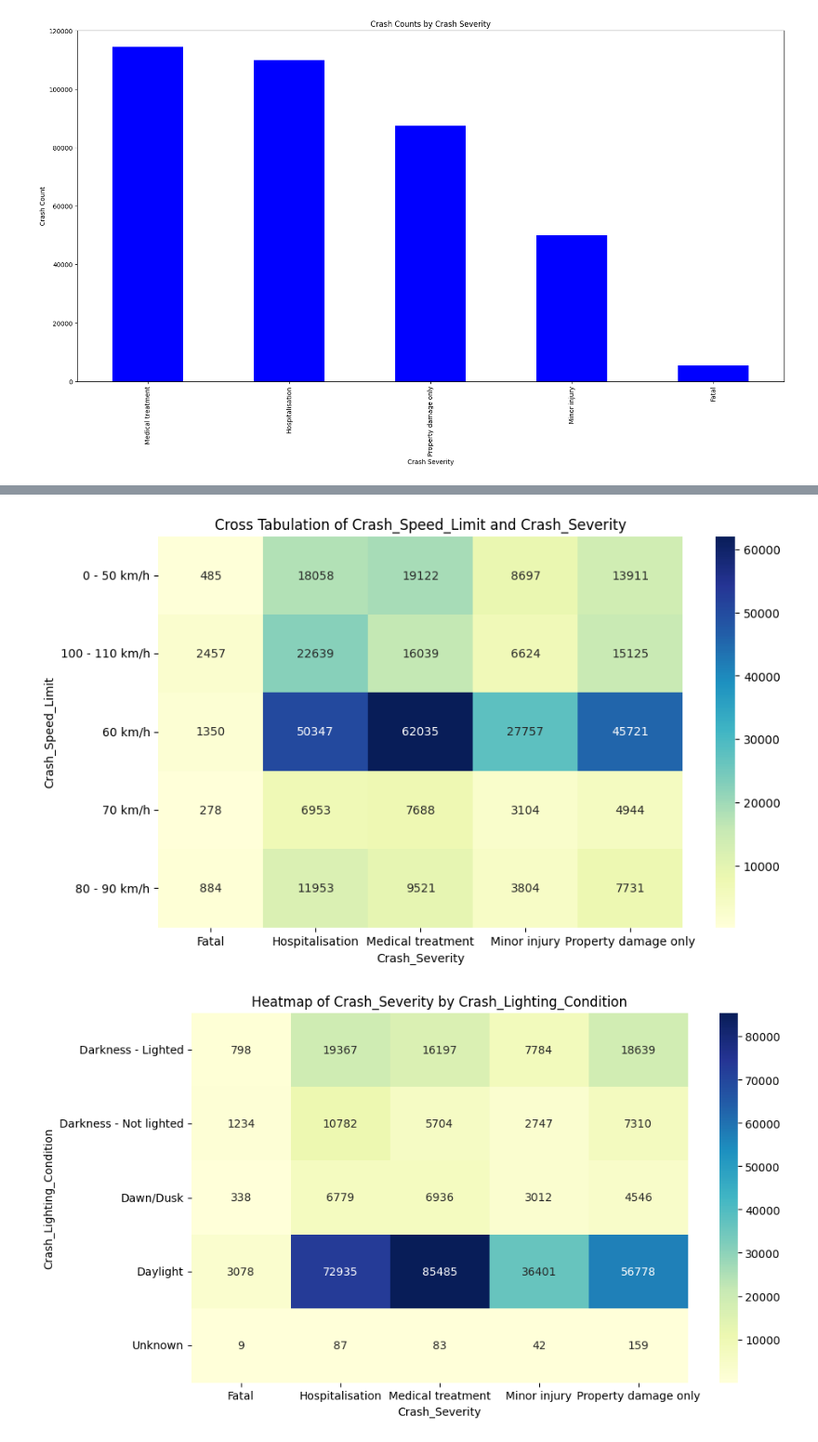
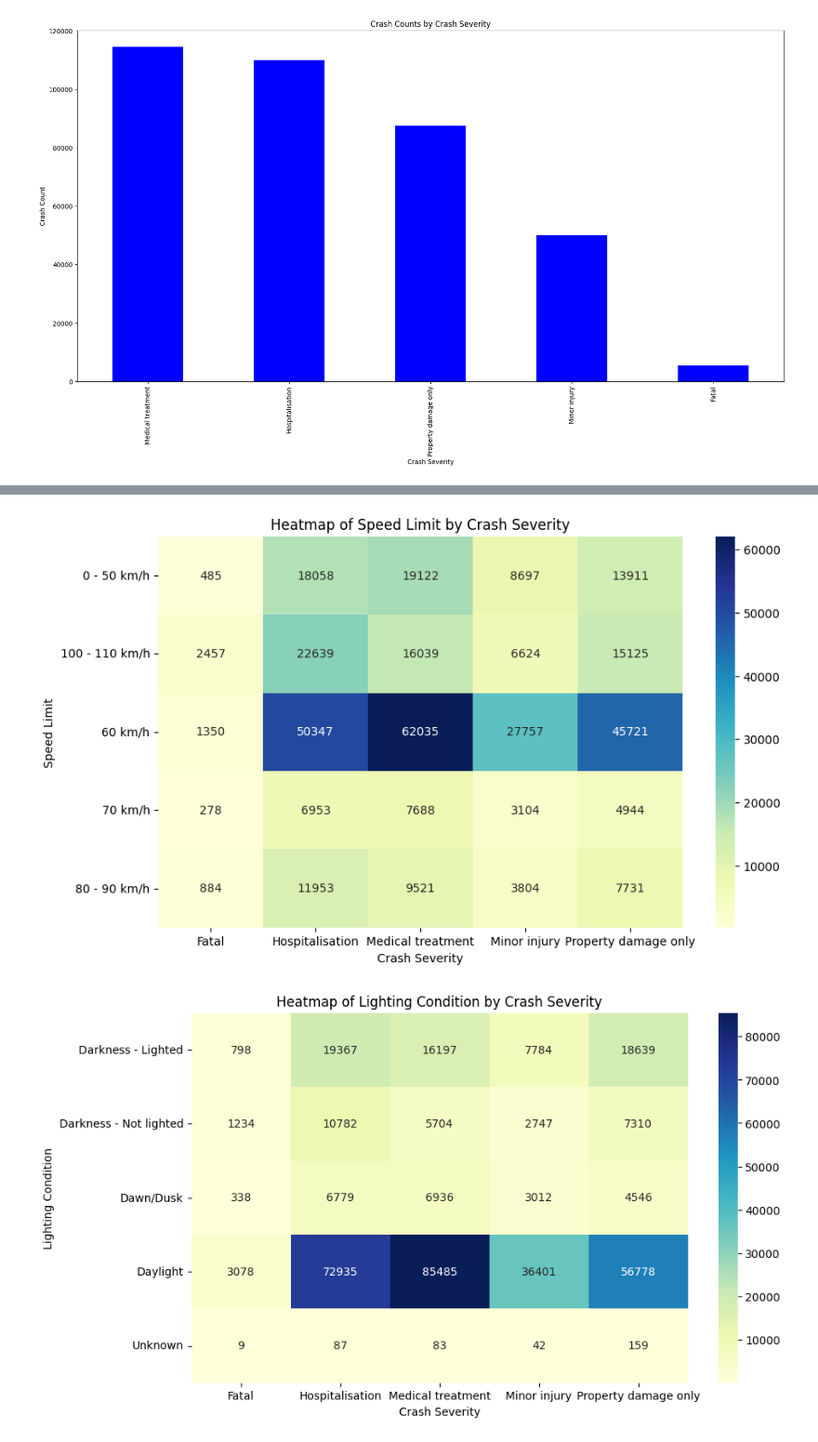
Before and after one commit to thome123/dateproject, a Jupyter notebook: maps.ipynb, the cells around one changed output, grey strips where cells are left out. Shown at 93% size. Drawn from its saved outputs; the diff is of its cells as text; code cells hidden in the pictures.

```diff
--- a/maps.ipynb
+++ b/maps.ipynb
@@ -469,21 +435,22 @@ plt.show()
 # %%
-# Define the file path to the CSV file containing the data
-file_path = 'C:\\Users\\oliver\\1161\\dateproject\\crashdate.csv'
-
-# Read the data from the CSV file into a DataFrame
-data = pd.read_csv(file_path)
-
-# Create a cross-tabulation between Crash_Day_Of_Week and Crash_Severity
+# Create a cross-tabulation between 'Crash_Day_Of_Week' and 'Crash_Severity'
 cross_tab = pd.crosstab(data["Crash_Day_Of_Week"], data["Crash_Severity"])
 
+# Create a heatmap to visualize the cross-tabulation
+plt.figure(figsize=(10, 6))
+sns.heatmap(cross_tab, annot=True, cmap="YlGnBu", fmt='d')
+plt.title("Heatmap of Day Of Week by Crash Severity")
+plt.xlabel("Crash Severity")
+plt.ylabel("Day Of Week")
+plt.show()
 # Normalize the crosstab by row (Crash_Day_Of_Week) to get percentages
 cross_tab_percent = cross_tab.div(cross_tab.sum(axis=1), axis=0) * 100
 
 # Create a heatmap of the normalized crosstab (percentages)
 plt.figure(figsize=(10, 6))
 sns.heatmap(cross_tab_percent, annot=True, cmap="YlGnBu", fmt='.2f')
-plt.title("Heatmap of Crash_Day_Of_Week by Crash_Severity (Percentages)")
-plt.xlabel("Crash_Severity")
-plt.ylabel("Crash_Day_Of_Week")
+plt.title("Heatmap of Day Of Week by Crash Severity (Percentages)")
+plt.xlabel("Crash Severity")
+plt.ylabel("Day Of Week")
 plt.show()
 # %% [output]
@@ -491,28 +459,35 @@ plt.show()
 # %%
-from sklearn.preprocessing import LabelEncoder
+# Initialize a LabelEncoder for encoding categorical variables
 encoder = LabelEncoder()
+
+# Encode the 'Crash_Speed_Limit' and 'Crash_Severity' columns and add them as new encoded columns
 data['Crash_Speed_Limit_Encoded'] = encoder.fit_transform(data['Crash_Speed_Limit'])
 data['Crash_Severity_Encoded'] = encoder.fit_transform(data['Crash_Severity'])
 
-
+# Calculate the correlation between the encoded 'Crash_Speed_Limit' and 'Crash_Severity' columns
 correlation = data['Crash_Speed_Limit_Encoded'].corr(data['Crash_Severity_Encoded'])
 
+# Create a cross-tabulation between 'Crash_Speed_Limit' and 'Crash_Severity' columns
+cross_tab = pd.crosstab(data['Crash_Speed_Limit'], data['Crash_Severity'])
 
-cross_tab = pd.crosstab(data['Crash_Speed_Limit'], data['Crash_Severity'])
+# Create a heatmap to visualize the cross-tabulation
 plt.figure(figsize=(10, 6))
 sns.heatmap(cross_tab, annot=True, cmap=sns.color_palette("YlGnBu", n_colors=300), fmt='d')
-plt.title("Cross Tabulation of Crash_Speed_Limit and Crash_Severity")
+plt.title("Heatmap of Speed Limit by Crash Severity")
+plt.xlabel("Crash Severity")
+plt.ylabel("Speed Limit")
 plt.show()
 
-
+# Create another cross-tabulation between 'Crash_Lighting_Condition' and 'Crash_Severity' columns
 cross_tab = pd.crosstab(data["Crash_Lighting_Condition"], data["Crash_Severity"])
 
+# Create a heatmap to visualize the cross-tabulation
 plt.figure(figsize=(10, 6))
 sns.heatmap(cross_tab, annot=True, cmap="YlGnBu", fmt='d')
-plt.title("Heatmap of Crash_Severity by Crash_Lighting_Condition")
-plt.xlabel("Crash_Severity")
-plt.ylabel("Crash_Lighting_Condition")
+plt.title("Heatmap of Lighting Condition by Crash Severity")
+plt.xlabel("Crash Severity")
+plt.ylabel("Lighting Condition")
 plt.show()
 # %% [output]
-[figure, old version]
+[figure, new version]
-[figure, old version]
+[figure, new version]
```
Also changed, not shown: parts of 8 cells of this notebook.
